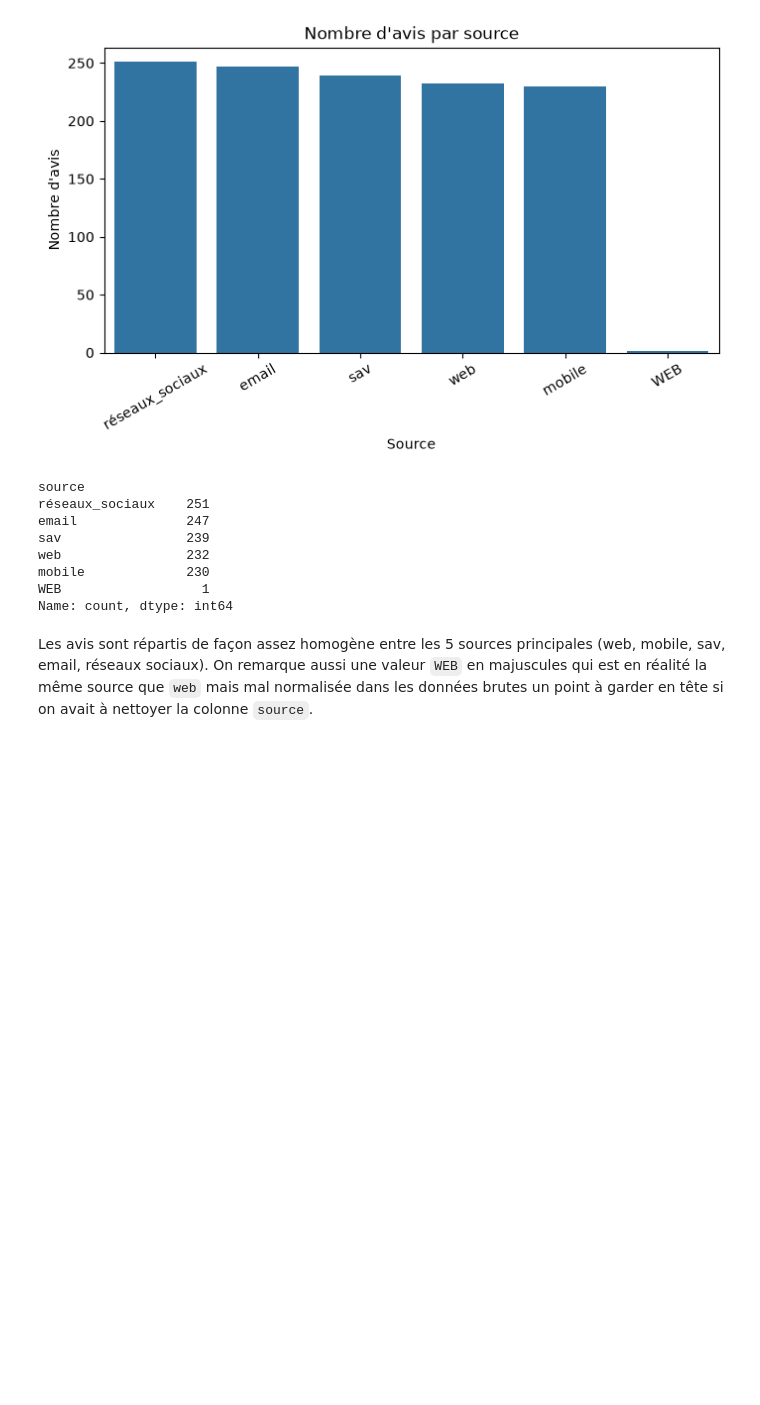
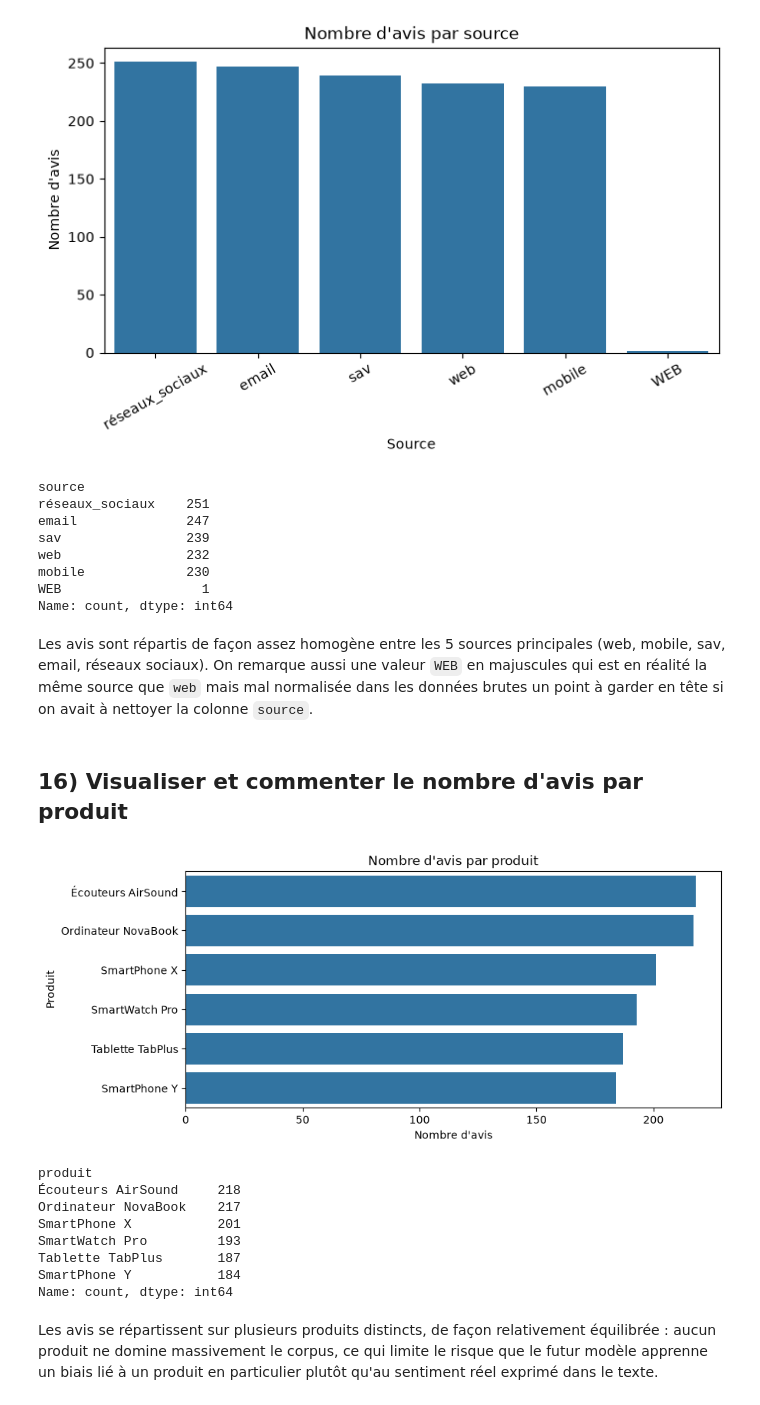
Before and after one commit to Damstat/atelier_prepa_donnees_textuelles, a Jupyter notebook: notebooks/atelier_prepa_donnees_textuelles.ipynb, the cells around one changed output. Saved outputs shown, nothing was run; the diff lists cells and outputs as text; code cells hidden in the pictures; blank space fills up the shorter version.

Commit message:
P1.16: Analyse du nombre d avis par produit

```diff
--- a/notebooks/atelier_prepa_donnees_textuelles.ipynb
+++ b/notebooks/atelier_prepa_donnees_textuelles.ipynb
@@ -320,3 +320,26 @@ WEB                  1
 Name: count, dtype: int64
 # %% [markdown]
 Les avis sont répartis de façon assez homogène entre les 5 sources principales (web, mobile, sav, email, réseaux sociaux). On remarque aussi une valeur `WEB` en majuscules qui est en réalité la même source que `web` mais mal normalisée dans les données brutes  un point à garder en tête si on avait à nettoyer la colonne `source`.
+# %% [markdown]
+## 16) Visualiser et commenter le nombre d'avis par produit
+# %%
+plt.figure(figsize=(9, 4))
+sns.countplot(data=df, y="produit", order=df["produit"].value_counts().index)
+plt.title("Nombre d'avis par produit")
+plt.xlabel("Nombre d'avis")
+plt.ylabel("Produit")
+plt.show()
+
+df["produit"].value_counts()
+# %% [output]
+[figure, added]
+produit
+Écouteurs AirSound     218
+Ordinateur NovaBook    217
+SmartPhone X           201
+SmartWatch Pro         193
+Tablette TabPlus       187
+SmartPhone Y           184
+Name: count, dtype: int64
+# %% [markdown]
+Les avis se répartissent sur plusieurs produits distincts, de façon relativement équilibrée : aucun produit ne domine massivement le corpus, ce qui limite le risque que le futur modèle apprenne un biais lié à un produit en particulier plutôt qu'au sentiment réel exprimé dans le texte.
```
